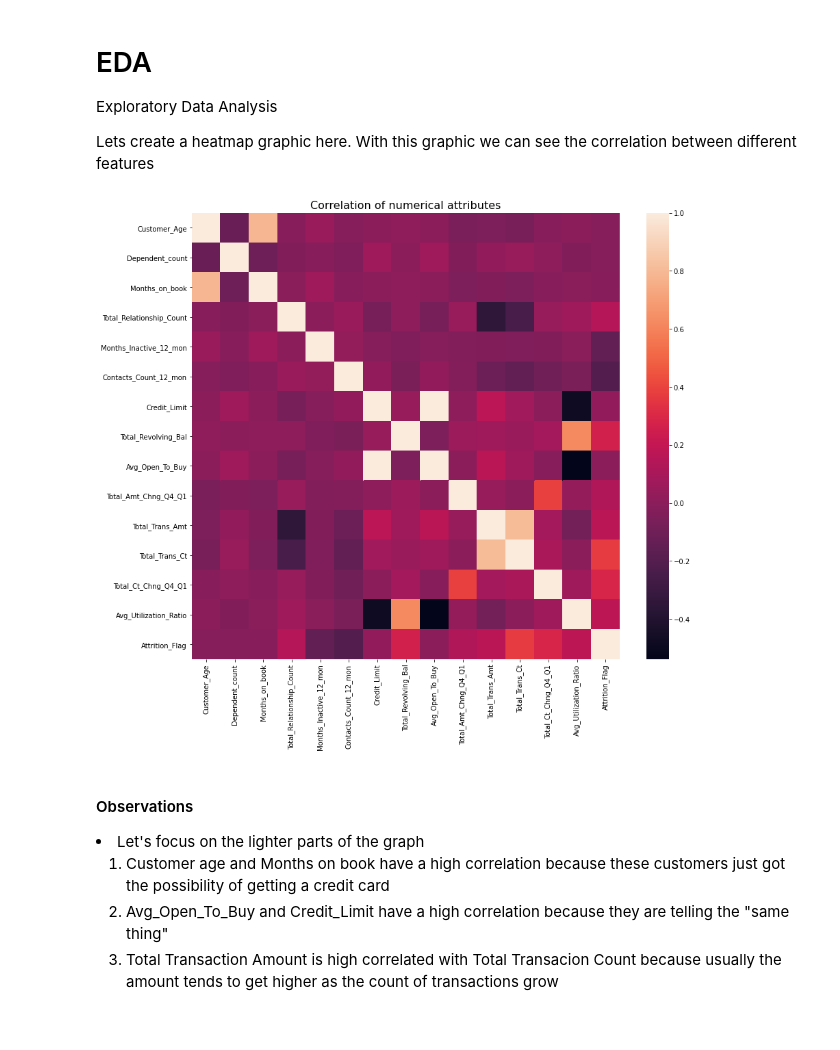
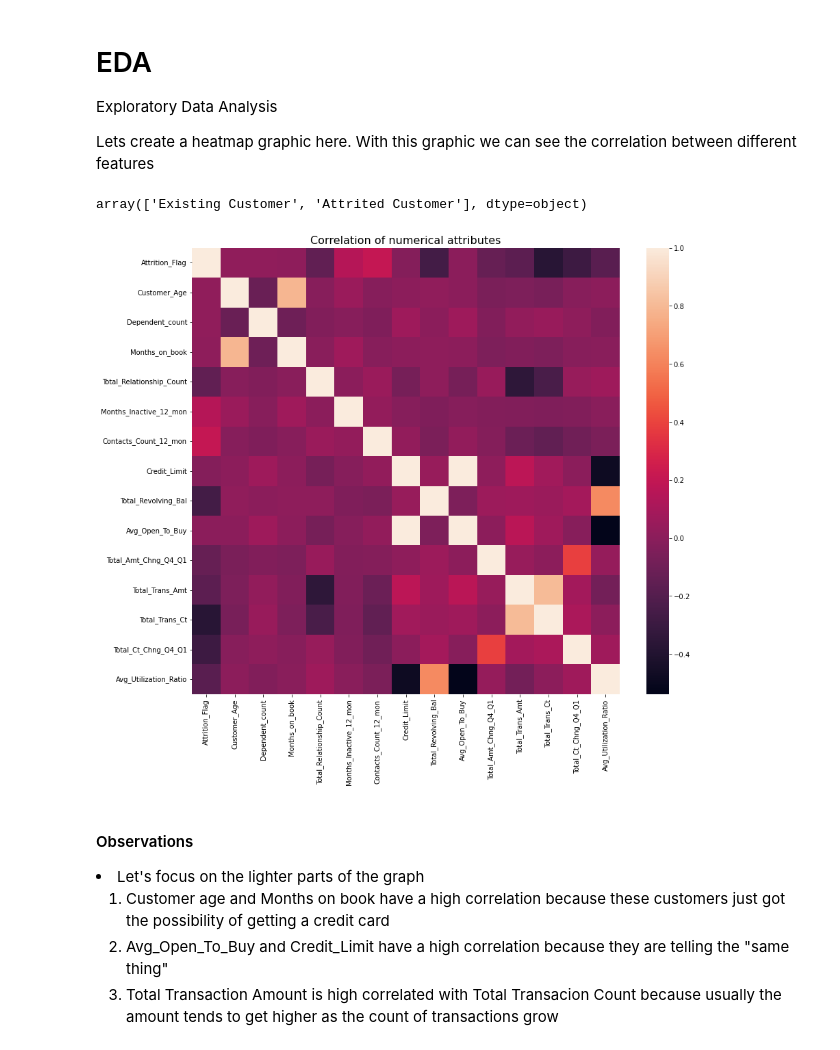
Before and after one commit to juanchate/Credit-Card-Customer-Attrition-Prediction, a Jupyter notebook: Credit Card Customer Attrition.ipynb, the cells around one changed output. Cells and saved outputs as stored; diff of their text form; code cells hidden in the pictures.

```diff
--- a/Credit Card Customer Attrition.ipynb
+++ b/Credit Card Customer Attrition.ipynb
@@ -49,5 +49,5 @@ data.head(10)
 # %%
 #Lets delete the last two columns as they are irrelevant
 data.drop(columns=["Naive_Bayes_Classifier_Attrition_Flag_Card_Category_Contacts_Count_12_mon_Dependent_count_Education_Level_Months_Inactive_12_mon_1",
-                  "Naive_Bayes_Classifier_Attrition_Flag_Card_Category_Contacts_Count_12_mon_Dependent_count_Education_Level_Months_Inactive_12_mon_2"],
-         inplace=True)
+                  "Naive_Bayes_Classifier_Attrition_Flag_Card_Category_Contacts_Count_12_mon_Dependent_count_Education_Level_Months_Inactive_12_mon_2",
+                  'CLIENTNUM'], inplace=True)
@@ -67,18 +56,22 @@ y = pd.Series(y)
 <p>Exploratory Data Analysis</p>
 
 <p>Lets create a heatmap graphic here. With this graphic we can see the correlation between different features</p>
+# %%
+data['Attrition_Flag'].unique()
+# %% [output]
+array(['Existing Customer', 'Attrited Customer'], dtype=object)
+# %%
+# Lets encode the target
+data['Attrition_Flag'] = data['Attrition_Flag'].map({'Attrited Customer': 1, 'Existing Customer': 0})
 # %%
-#For this purpose, i'll concatenate y and X
-analysisData = X.copy()
-analysisData['Attrition_Flag'] = y
-correlation = analysisData.corr()
+correlation = data.corr()
 
 f, ax = plt.subplots(figsize=(14,12))
 plt.title('Correlation of numerical attributes', size=16)
 sns.heatmap(correlation)
 plt.show()
 # %% [output]
-[figure, old version]
+[figure, new version]
 # %% [markdown]
 <h4>Observations</h4>
 <li>Let's focus on the lighter parts of the graph</li>
```
Also changed, not shown: parts of 51 cells of this notebook.
